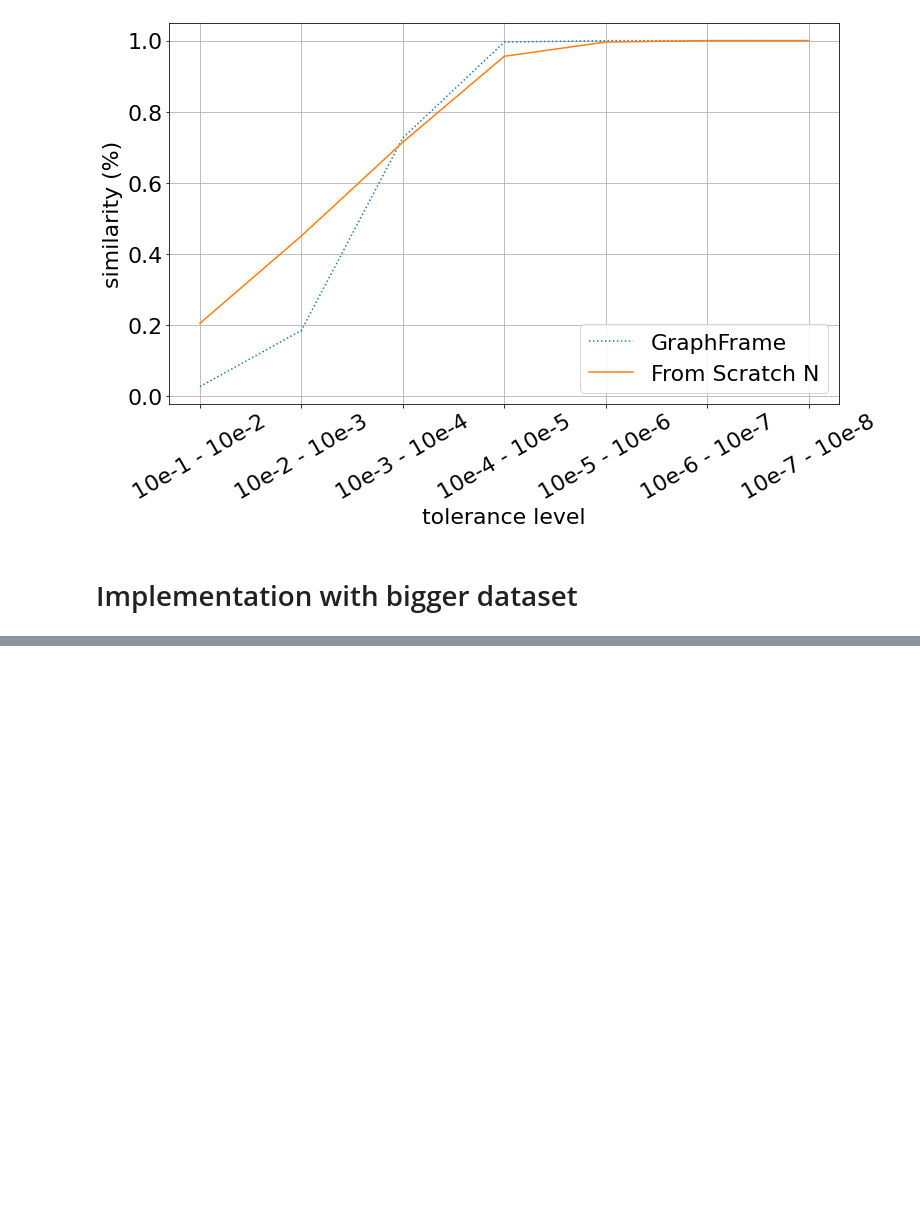
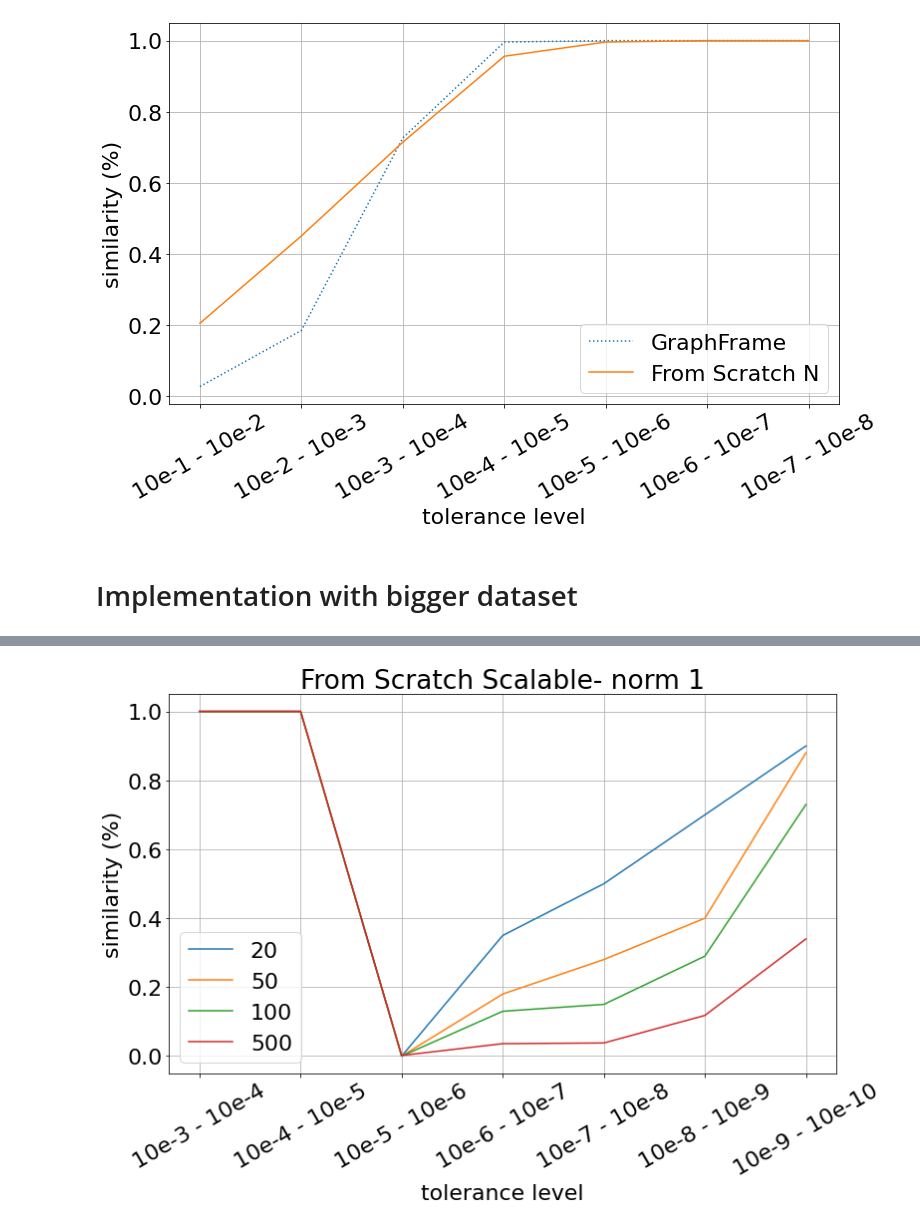
Before and after one commit to silmaz/AMD_IMDb_Link_Analysis, a Jupyter notebook: AMD.ipynb, the cells around one changed output, grey strips where cells are left out. Cells and saved outputs as stored; diff of their text form; code cells hidden in the pictures; blank space fills up the shorter version.

```diff
--- a/AMD.ipynb
+++ b/AMD.ipynb
@@ -1453,0 +1692,2 @@ plt.show()
+# %%
+y_scratch_50_scale = [compute_similarity(sc_e3_50, sc_e4_50, 2)[0], compute_similarity(sc_e4_50, sc_e5_50, 2)[0], compute_similarity(sc_e5_50, sc_e6_50, 2)[0], compute_similarity(sc_e6_50, sc_e7_50, 2)[0], compute_similarity(sc_e7_50, sc_e8_50, 2)[0], compute_similarity(sc_e8_50, sc_e9_50, 2)[0], compute_similarity(sc_e9_50, sc_e10_50, 2)[0]]
@@ -1453,0 +1714,13 @@ plt.show()
+# %%
+y_scratch_100_scale = [compute_similarity(sc_e3_100, sc_e4_100, 2)[0], compute_similarity(sc_e4_100, sc_e5_100, 2)[0], compute_similarity(sc_e5_100, sc_e6_100, 2)[0], compute_similarity(sc_e6_100, sc_e7_100, 2)[0], compute_similarity(sc_e7_100, sc_e8_100, 2)[0], compute_similarity(sc_e8_100, sc_e9_100, 2)[0], compute_similarity(sc_e9_100, sc_e10_100, 2)[0]]
+# %%
+sc_e3_500 = list(scratch_e3.keys().take(500))
+sc_e4_500 = list(scratch_e4.keys().take(500))
+sc_e5_500 = list(scratch_e5.keys().take(500))
+sc_e6_500 = list(scratch_e6.keys().take(500))
+sc_e7_500 = list(scratch_e7.keys().take(500))
+sc_e8_500 = list(scratch_e8.keys().take(500))
+sc_e9_500 = list(scratch_e9.keys().take(500))
+sc_e10_500 = list(scratch_e10.keys().take(500))
+
+compute_similarity(sc_e3_500, sc_e4_500, 2), compute_similarity(sc_e4_500, sc_e5_500, 2), compute_similarity(sc_e5_500, sc_e6_500, 2), compute_similarity(sc_e6_500, sc_e7_500, 2), compute_similarity(sc_e7_500, sc_e8_500, 2), compute_similarity(sc_e8_500, sc_e9_500, 2), compute_similarity(sc_e9_500, sc_e10_500, 2)
@@ -1453,0 +1735,30 @@ plt.show()
+# %%
+y_scratch_500_scale = [compute_similarity(sc_e3_500, sc_e4_500, 2)[0], compute_similarity(sc_e4_500, sc_e5_500, 2)[0], compute_similarity(sc_e5_500, sc_e6_500, 2)[0], compute_similarity(sc_e6_500, sc_e7_500, 2)[0], compute_similarity(sc_e7_500, sc_e8_500, 2)[0], compute_similarity(sc_e8_500, sc_e9_500, 2)[0], compute_similarity(sc_e9_500, sc_e10_500, 2)[0]]
+# %%
+# FROM SCRATCH
+
+plt.figure(figsize=(12, 7))
+plt.rcParams.update({'font.size': 22})
+
+plt.plot(x_scratch_scale, y_scratch_20_scale, label = "20")
+plt.xticks(x_scratch_scale)
+plt.xticks(rotation=30)
+
+plt.plot(x_scratch_scale, y_scratch_50_scale, label = "50")
+plt.plot(x_scratch_scale, y_scratch_100_scale, label = "100")
+plt.plot(x_scratch_scale, y_scratch_500_scale, label = "500")
+
+
+
+plt.legend(loc=3)
+
+plt.grid()
+
+plt.xlabel('tolerance level')
+plt.ylabel('similarity (%)')
+
+plt.title('From Scratch Scalable- norm 1')
+
+plt.show()
+# %% [output]
+[figure, added]
```
Also changed, not shown: parts of 32 cells of this notebook.
